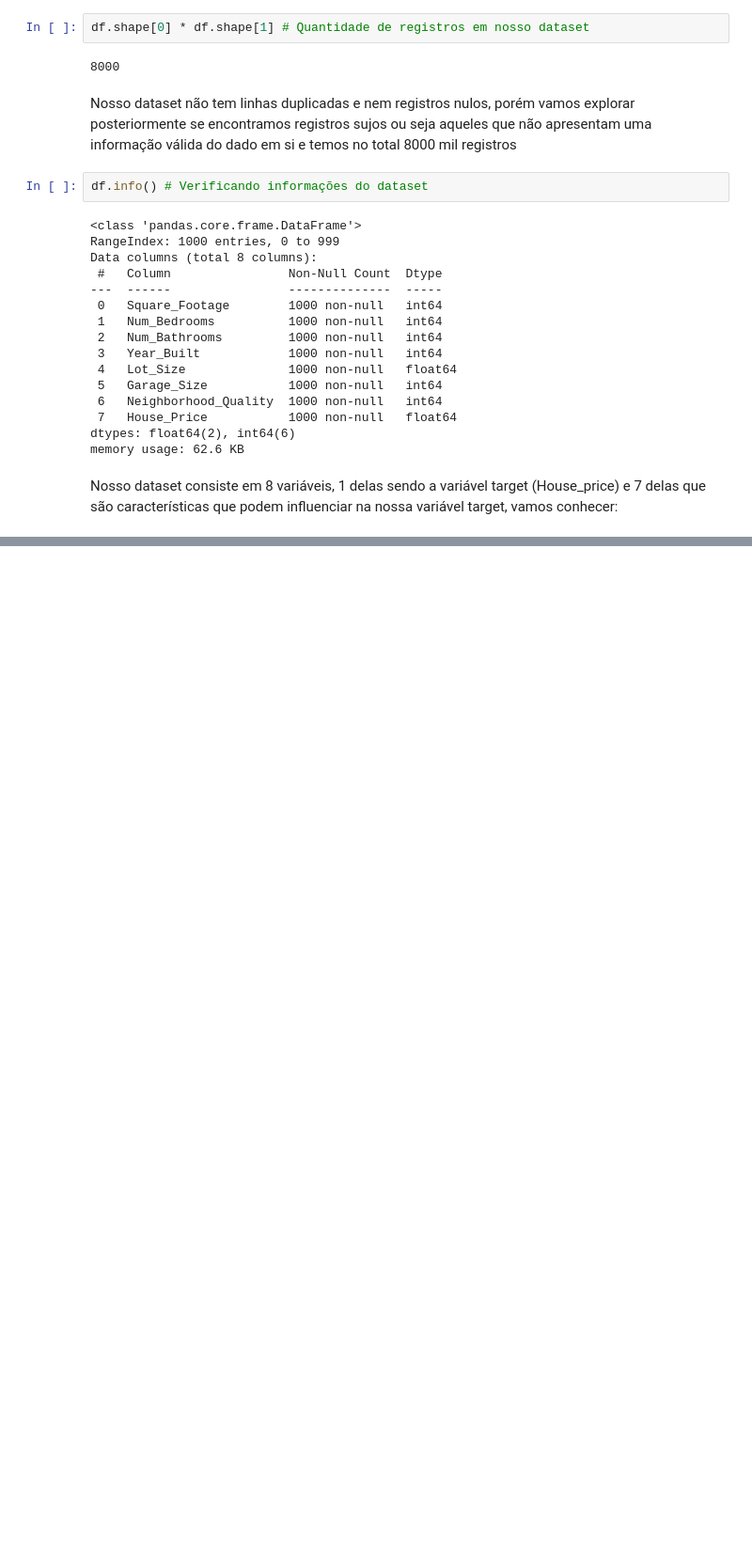
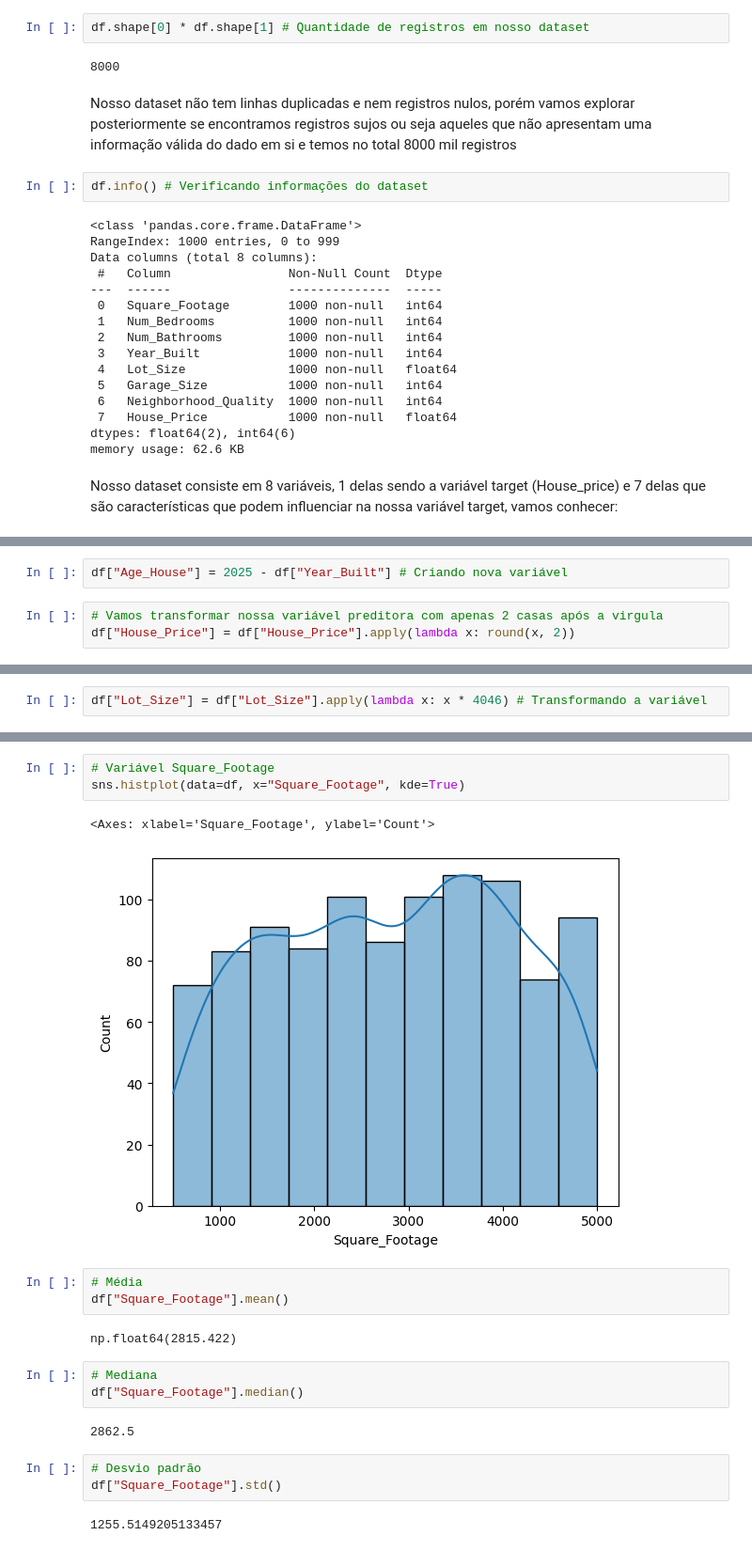
Before and after one commit to HMendesDev/Data-Science, a Jupyter notebook: LinearRegression.ipynb, the cells around one changed output, grey strips where cells are left out. Shown at 94% size. Drawn from its saved outputs; the diff is of its cells as text; blank space fills up the shorter version.

```diff
--- a/LinearRegression.ipynb
+++ b/LinearRegression.ipynb
@@ -94,0 +100,5 @@ House_Price: O preço da casa (target)
+# %%
+df["Age_House"] = 2025 - df["Year_Built"] # Criando nova variável
+# %%
+# Vamos transformar nossa variável preditora com apenas 2 casas após a virgula
+df["House_Price"] = df["House_Price"].apply(lambda x: round(x, 2))
@@ -94,0 +109,2 @@ House_Price: O preço da casa (target)
+# %%
+df["Lot_Size"] = df["Lot_Size"].apply(lambda x: x * 4046) # Transformando a variável
@@ -94,0 +126,21 @@ House_Price: O preço da casa (target)
+# %%
+# Variável Square_Footage
+sns.histplot(data=df, x="Square_Footage", kde=True)
+# %% [output]
+<Axes: xlabel='Square_Footage', ylabel='Count'>
+[figure, added]
+# %%
+# Média
+df["Square_Footage"].mean()
+# %% [output]
+np.float64(2815.422)
+# %%
+# Mediana
+df["Square_Footage"].median()
+# %% [output]
+2862.5
+# %%
+# Desvio padrão
+df["Square_Footage"].std()
+# %% [output]
+1255.5149205133457
```
Also changed, not shown: parts of 25 cells of this notebook.
